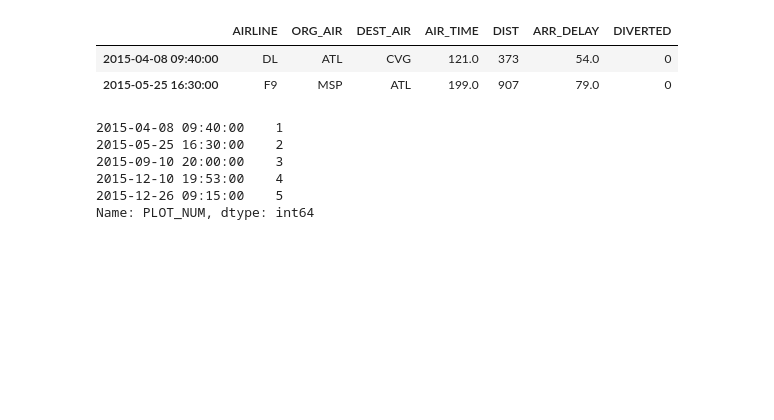
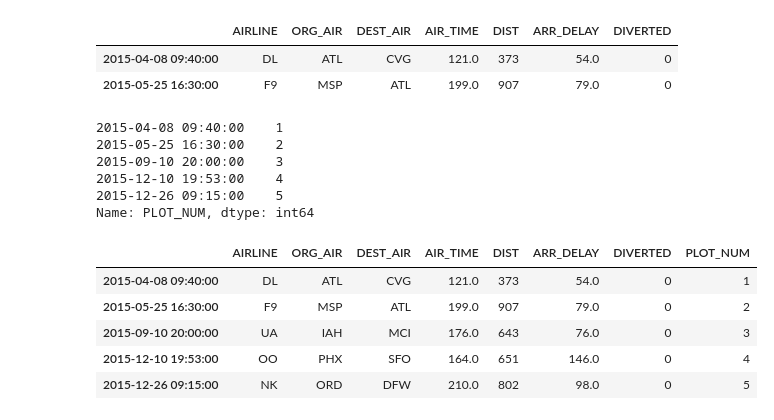
Before and after one commit to MarkNoordraven/Pandas-Cookbook, a Jupyter notebook: Chapter 11 Visualization with Matplotlib, Pandas and Seaborn - Notes.ipynb, the cells around one changed output. Drawn from its saved outputs; the diff is of its cells as text; code cells hidden in the pictures; blank space fills up the shorter version.

```diff
--- a/Chapter 11 Visualization with Matplotlib, Pandas and Seaborn - Notes.ipynb
+++ b/Chapter 11 Visualization with Matplotlib, Pandas and Seaborn - Notes.ipynb
@@ -824,3 +822,12 @@ outliers['PLOT_NUM']
 2015-12-10 19:53:00    4
 2015-12-26 09:15:00    5
 Name: PLOT_NUM, dtype: int64
+# %%
+outliers
+# %% [output]
+|  | AIRLINE | ORG_AIR | DEST_AIR | AIR_TIME | DIST | ARR_DELAY | DIVERTED | PLOT_NUM |
+| 2015-04-08 09:40:00 | DL | ATL | CVG | 121.0 | 373 | 54.0 | 0 | 1 |
+| 2015-05-25 16:30:00 | F9 | MSP | ATL | 199.0 | 907 | 79.0 | 0 | 2 |
+| 2015-09-10 20:00:00 | UA | IAH | MCI | 176.0 | 643 | 76.0 | 0 | 3 |
+| 2015-12-10 19:53:00 | OO | PHX | SFO | 164.0 | 651 | 146.0 | 0 | 4 |
+| 2015-12-26 09:15:00 | NK | ORD | DFW | 210.0 | 802 | 98.0 | 0 | 5 |
```
Also changed, not shown: parts of 2 cells of this notebook.
